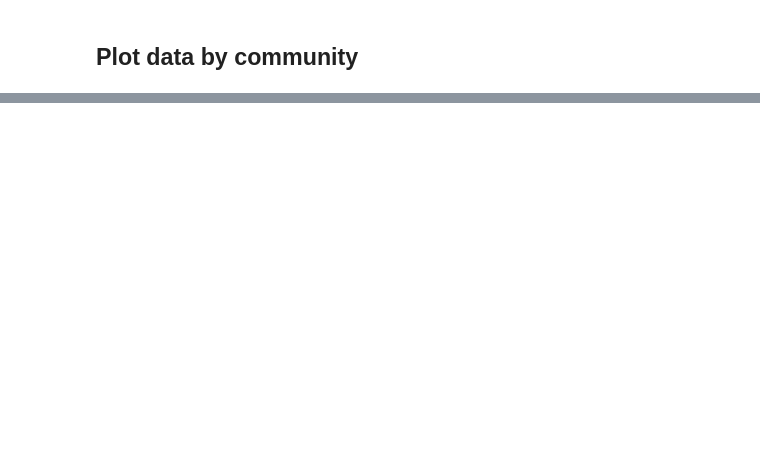
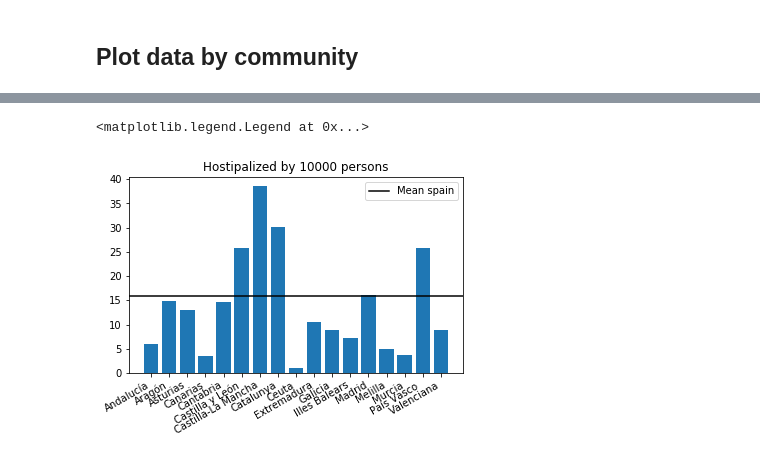
Before and after one commit to jotavaladouro/covid19, a Jupyter notebook: Coronavirus.ipynb, the cells around one changed output, grey strips where cells are left out. Saved outputs shown, nothing was run; the diff lists cells and outputs as text; code cells hidden in the pictures; blank space fills up the shorter version.

```diff
--- a/Coronavirus.ipynb
+++ b/Coronavirus.ipynb
@@ -65,3 +90,36 @@ df_es["Date"]=df_es.index
+# %%
+max_date = df["Date"].max().date()
+date_ago = max_date - dt.timedelta(days=5)
+df_last = df[df["Date"]==max_date][
+                            ["Date","Hospitalizados","CCAA"]]
+
+df_last_week =  df[df["Date"]==date_ago][
+                            ["Date","Hospitalizados","CCAA"]]
+df_last_week = df_last_week.rename(columns ={"Hospitalizados" : "Hospitalizados_last_week"})
+df_diff = pd.merge(df_last[["Hospitalizados","CCAA"]],
+                 df_last_week[["Hospitalizados_last_week","CCAA"]],
+                 left_on='CCAA',
+                 right_on='CCAA')
+df_diff["Increase"]= (df_diff["Hospitalizados"] -
+                      df_diff["Hospitalizados_last_week"])
+df_diff["Increase_percent"] = (df_diff["Increase"] * 100 /
+                               df_diff["Hospitalizados_last_week"])
+df_diff["Name"] = df_diff["CCAA"].apply(ca_get_name)
+increase_sp = (df_diff["Hospitalizados"].sum()  -
+               df_diff["Hospitalizados_last_week"].sum())
+increase_percent_sp = increase_sp * 100 / df_diff["Hospitalizados_last_week"].sum()
+# %%
+df_ca_hospitalized_population = pd.merge(df_last[["Hospitalizados","CCAA"]],
+         df_ca[["Total","Code"]],
+         left_on='CCAA',
+         right_on='Code')
+df_ca_hospitalized_population["Relation"] = (df_ca_hospitalized_population["Hospitalizados"] * 10000 /
+                                             df_ca_hospitalized_population["Total"])
+df_ca_hospitalized_population["Name"] = df_ca_hospitalized_population["Code"].apply(ca_get_name)
+hospitalized_population_sp = (df_ca_hospitalized_population["Hospitalizados"].sum() * 10000 /
+               df_ca_hospitalized_population["Total"].sum())
+df_ca_hospitalized_population["Relation_with_sp"] = (df_ca_hospitalized_population["Relation"] -
+                                            hospitalized_population_sp)
 # %%
 print("Date from {0} to {1}".format(df["Date"].min().date(),df["Date"].max().date()))
 # %% [output]
@@ -122,0 +213,14 @@ fig.savefig(FILE_VARIATION_BY_CA, format='png')
+# %%
+fig, ax = plt.subplots()
+ax.set_title("Hostipalized by 10000 persons")
+fig.autofmt_xdate()
+
+ax.bar(df_ca_hospitalized_population['Name'],
+    df_ca_hospitalized_population['Relation'])
+ax.axhline( y=hospitalized_population_sp,
+           color="k",
+          label ="Mean spain")
+plt.legend()
+# %% [output]
+<matplotlib.legend.Legend at 0x...>
+[figure, added]
```
Also changed, not shown: parts of 13 cells of this notebook, 4 other files.
